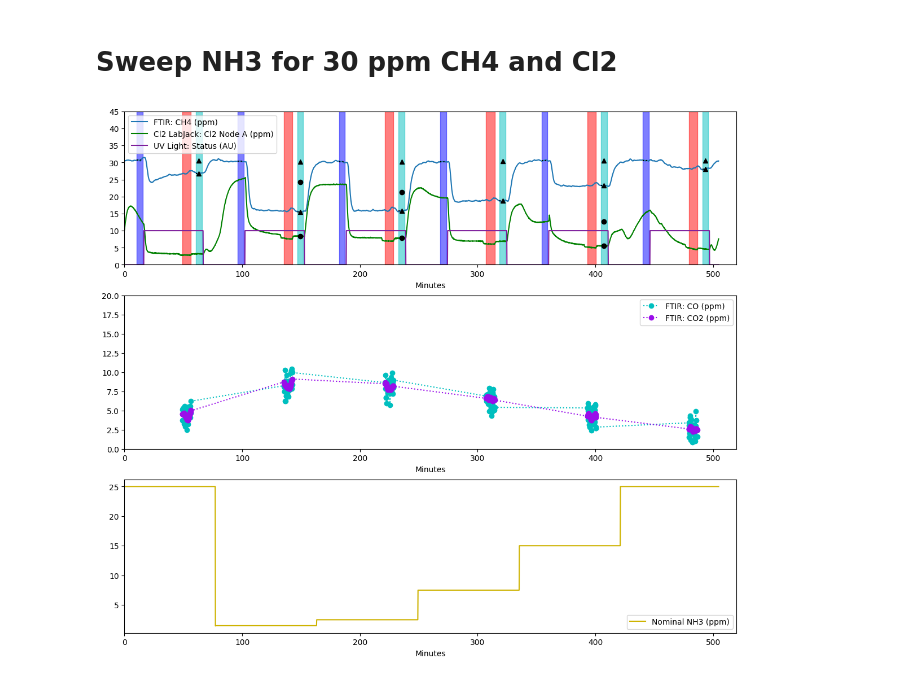
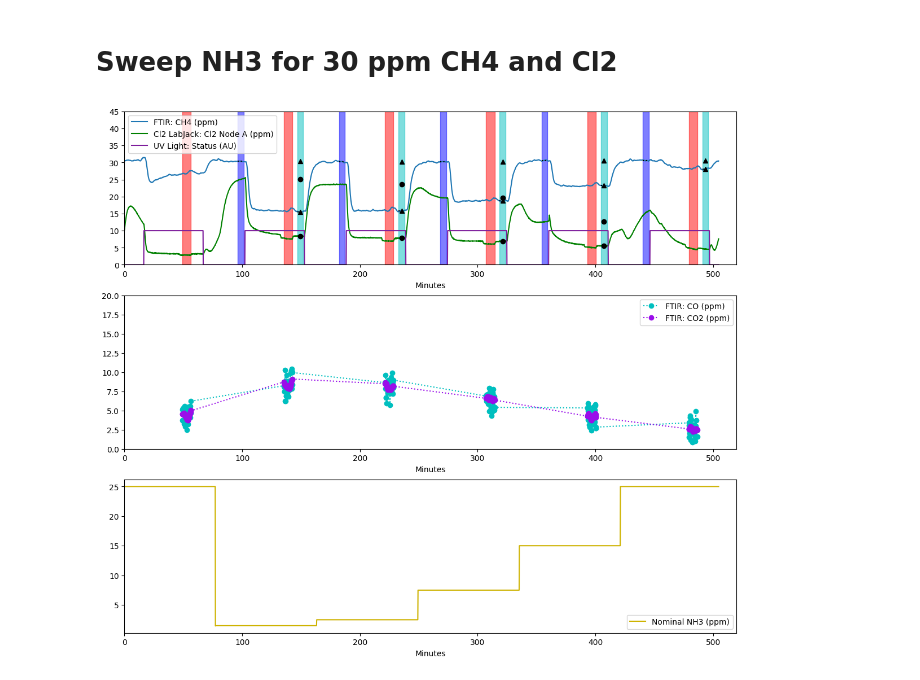
Before and after one commit to richardsrandall/Fall-2024-Cl2, a Jupyter notebook: 09-29 Cl2 Campaign Redo 1/09-29_process_cl2_data.ipynb, the cells around one changed output. Drawn from its saved outputs; the diff is of its cells as text; code cells hidden in the pictures.

```diff
--- a/09-29 Cl2 Campaign Redo 1/09-29_process_cl2_data.ipynb
+++ b/09-29 Cl2 Campaign Redo 1/09-29_process_cl2_data.ipynb
@@ -5,7 +5,7 @@ import sys
 import matplotlib.pyplot as plt
 import pandas as pd
 import numpy as np
-sys.path.append('/Users/work/Desktop/Research/Experimental Data/Fall-2024-Cl2/_shared_packages')
+sys.path.append('../_shared_packages')
 import process_cl2_logfile as process_cl2#This underline us unavoidable
 importlib.reload(process_cl2)
 
@@ -17,6 +17,7 @@ info = (('data/09_27_humidity_sweep_log.csv','09-27-24 Humidity Sweep (10-60%)',
         ('data/10-01-24_toluene.csv','10-01-24 Sweep Toluene','data/10-01_ftir.prn'),
         ('data/10-02_NO_test.csv','10-02-24 Add NO','data/10-02_ftir.prn'),
         ('data/10-03_nh3_sweep.csv','10-03-24 Sweep NH3','data/10-03_ftir.prn'),
+        ('data/09_27_humidity_sweep_log.csv','09-27-24 Humidity REDO FOR MAX','data/09-27_ftir.prn'),
         )
 hush=True
 raw_data = process_cl2.extract_data([i[:2] for i in info],hush)
@@ -342,39 +343,39 @@ rf.set_tags('UV_distance_conv=50')
 rf.isolate_bypass_periods(current_experiment)
 # Process the CH4
 rf.set_setup_values(which_field='FTIR: CH4 (ppm)')
-rf.autofind_removal(current_experiment,start_time=0,end_time=550,correct_drift=True)
+rf.autofind_removal(current_experiment,start_time=80,end_time=550,correct_drift=False)
 rf.plot_baseline_and_samples(current_experiment,which_field='FTIR: CH4 (ppm)',color='C0',ax=axs[0],marker='^',do_shading=True)
 # Get the Cl2 data
 rf.set_setup_values(which_field='Cl2 LabJack: Cl2 Node A (ppm)')
-rf.autofind_removal(current_experiment,start_time=0,end_time=500,correct_drift=True)
+rf.autofind_removal(current_experiment,start_time=80,end_time=500,correct_drift=False)
 rf.plot_baseline_and_samples(current_experiment,which_field='Cl2 LabJack: Cl2 Node A (ppm)',color='g',marker='o',ax=axs[0],do_shading=False)
 axs[0].plot(data[current_experiment]['Minutes'],10*data[current_experiment]['UV Light: Actual Status'],color='xkcd:purple',label='UV Light: Status (AU)')
 axs[0].legend()
 
 #print(rf.translate_tags("UV_distance_conv=50; dummy='whatever'")['UV_distance_conv'])
 axs[0].set_xlim(0,520)
 axs[0].set_ylim(0,45)
 
 # Throw in a plot of some of the bypass values
 rf.plot_fields_during_bypass(current_experiment,
                                   ['FTIR: CO (ppm)','FTIR: CO2 (ppm)'],
                                   ['c','xkcd:violet'],
                                   ':','o',
                                   axs[1])
 axs[1].set_ylim(0,20)
 axs[1].xaxis.set_tick_params(labelbottom=True)
 axs[1].set_xlabel("Minutes")
 
 # Throw in a plot of the toluene
 axs[2].plot(data[current_experiment]['Minutes'],data[current_experiment]['LF N2 MFC: Actual Flow']*(100.0/200.0),
         label='Nominal NH3 (ppm)',color='xkcd:mustard')
 axs[2].set_xlabel("Minutes")
 axs[2].xaxis.set_tick_params(labelbottom=True)
 axs[2].legend()
 
 pass
 # %% [output]
-[figure, old version]
+[figure, new version]
 # %%
 rf.export_conversion_results_to_csv('/Users/work/Desktop/Research/Experimental Data/Fall-2024-Cl2/_exported_data/')
 rf.export_bypass_periods('/Users/work/Desktop/Research/Experimental Data/Fall-2024-Cl2/_exported_data/')
```
Also changed, not shown: parts of 3 cells of this notebook, 2 other files.
